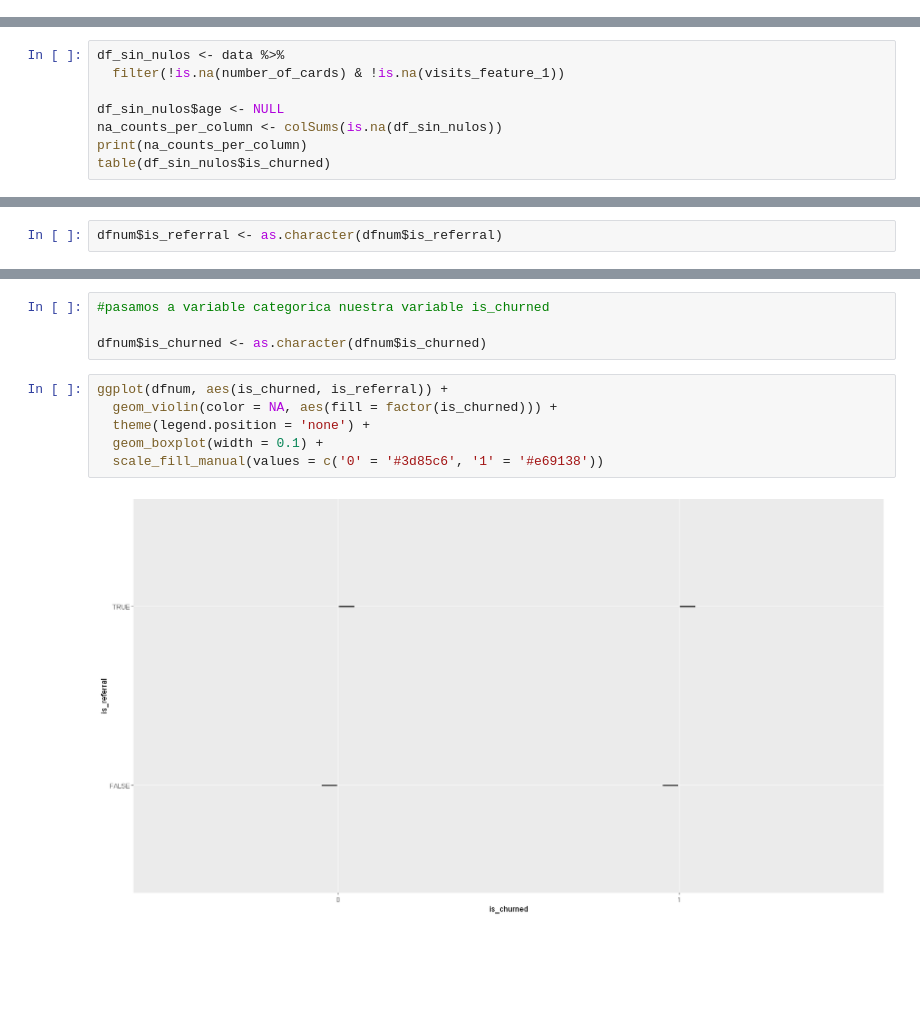
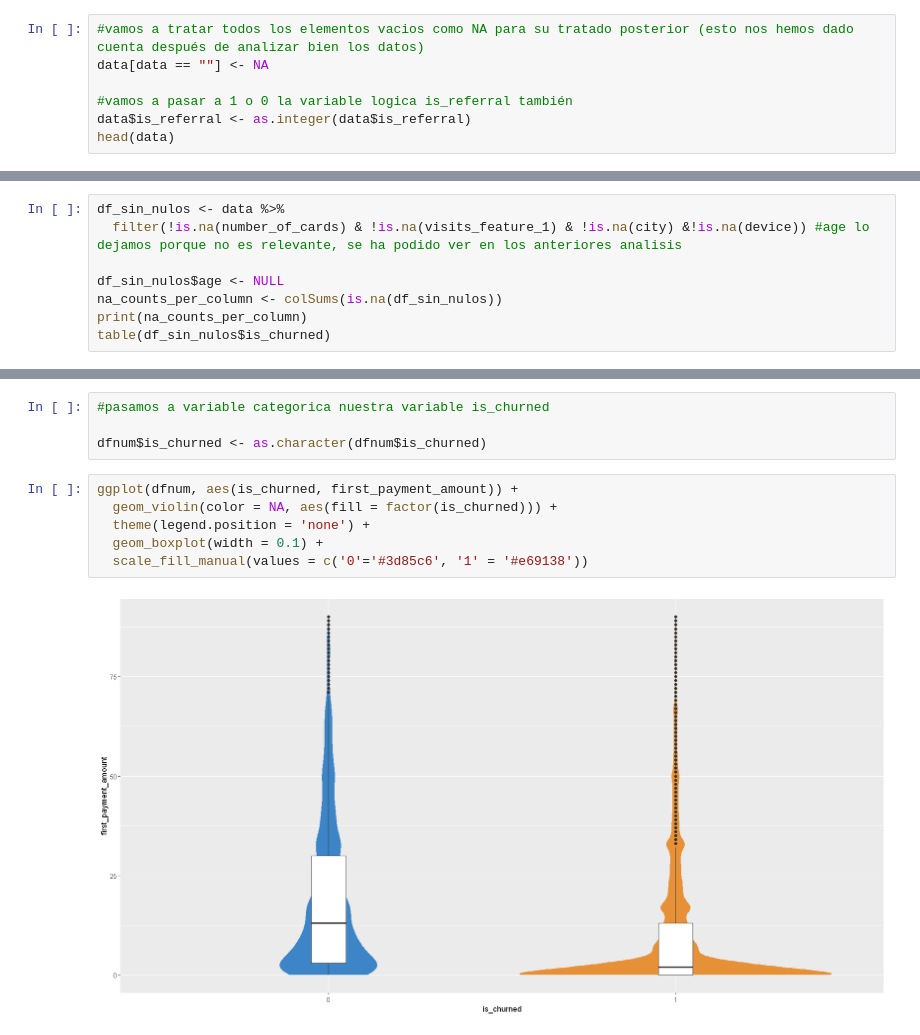
Before and after one commit to Didac-piferrer/MUDS, a Jupyter notebook: Estadistica/Trabajo Final/MD004DidacPiferrerIglesiasACFinal.ipynb, the cells around one changed output, grey strips where cells are left out. Drawn from its saved outputs; the diff is of its cells as text; blank space fills up the shorter version.

```diff
--- a/Estadistica/Trabajo Final/MD004DidacPiferrerIglesiasACFinal.ipynb
+++ b/Estadistica/Trabajo Final/MD004DidacPiferrerIglesiasACFinal.ipynb
@@ -183,3 +183,10 @@ payments_completed_amount_first_7days     reward_purchase_count_first_7days
                                     0                                     0
 # %% [markdown]
 Vemos que tenemos nulos, pero antes de eliminarlos, vamos a analizar las correlaciones con las variables númericas, ya que R nos permite hacer esta correlación aunque haya nulos, de esta manera podremos evaluar si de las variables númericas que contienen nulos hay variables que son relevantes o no.
+# %%
+#vamos a tratar todos los elementos vacios como NA para su tratado posterior (esto nos hemos dado cuenta después de analizar bien los datos)
+data[data == ""] <- NA
+
+#vamos a pasar a 1 o 0 la variable logica is_referral también
+data$is_referral <- as.integer(data$is_referral)
+head(data)
@@ -389,7 +408,7 @@ payments_completed_amount_first_7days     reward_purchase_count_first_7days
                                     0                                     0
 # %%
 df_sin_nulos <- data %>%
-  filter(!is.na(number_of_cards) & !is.na(visits_feature_1))
+  filter(!is.na(number_of_cards) & !is.na(visits_feature_1) & !is.na(city) &!is.na(device)) #age lo dejamos porque no es relevante, se ha podido ver en los anteriores analisis
 
 df_sin_nulos$age <- NULL
 na_counts_per_column <- colSums(is.na(df_sin_nulos))
@@ -573,5 +617,3 @@ Seguimos con unos pocos de outliers
 ## <font color='#3d59c6'>  SELECCIÓN DE VARIABLES </font>
 # %% [markdown]
 Ahora veremos cuales son las variables más correlacionadas
-# %%
-dfnum$is_referral <- as.character(dfnum$is_referral)
@@ -662,10 +690,10 @@ Ningun supuesto cumple normalidad.
 
 dfnum$is_churned <- as.character(dfnum$is_churned)
 # %%
-ggplot(dfnum, aes(is_churned, is_referral)) +
+ggplot(dfnum, aes(is_churned, first_payment_amount)) +
   geom_violin(color = NA, aes(fill = factor(is_churned))) +
   theme(legend.position = 'none') +
   geom_boxplot(width = 0.1) +
-  scale_fill_manual(values = c('0' = '#3d85c6', '1' = '#e69138'))
+  scale_fill_manual(values = c('0'='#3d85c6', '1' = '#e69138'))
 # %% [output]
-[figure, old version]
+[figure, new version]
```
Also changed, not shown: parts of 61 cells of this notebook.
